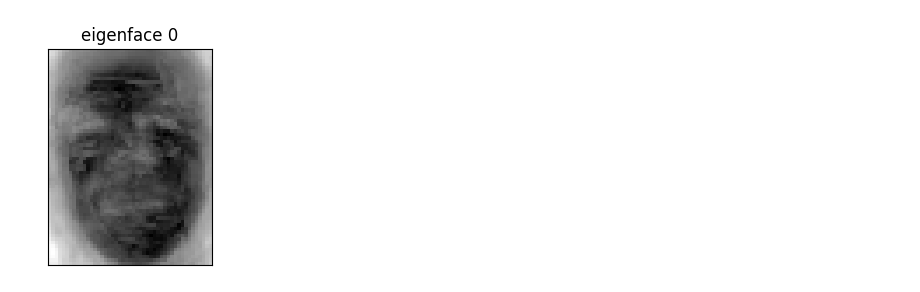
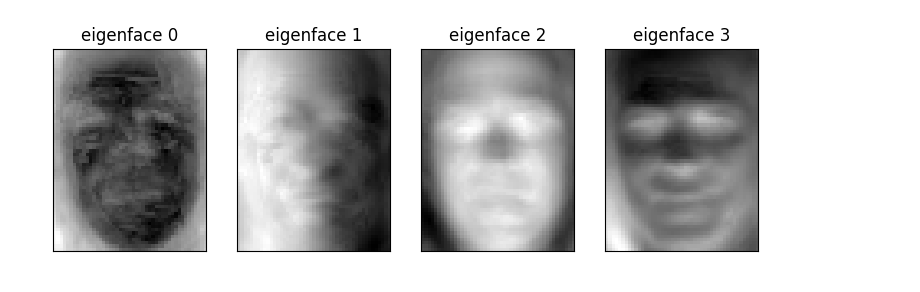
Before and after one commit to abf149/180651final, a Jupyter notebook: faces_comparison.ipynb, the cells around one changed output. Cells and saved outputs as stored; diff of their text form; code cells hidden in the pictures.

```diff
--- a/faces_comparison.ipynb
+++ b/faces_comparison.ipynb
@@ -16,15 +17,10 @@ target_names = lfw_people.target_names
 n_classes = target_names.shape[0]
 scaler = MinMaxScaler()
 X_scaled = scaler.fit_transform(X)
+k=4
-# %%
-k=1
-pca = PCA(n_components=k, svd_solver='full').fit(X_scaled)
-eigenfaces_pca = pca.components_.reshape((k, h, w))
-spca = SparsePCA(n_components=k, alpha=0.1, ridge_alpha=0).fit(X_scaled)
-eigenfaces_spca = spca.components_.reshape((k, h, w))
 # %%
 def spca_exp(X_scaled,k):
-    alpha_vals=[0.001, 0.002, 0.005, 0.01, 0.02, 0.05, 0.10, 0.20, 0.50, 1.0, 2.0, 5.0]
+    alpha_vals=[0.005]
     ridge_alpha=0.0
 
     best_spca_alpha=0.0
@@ -100,19 +178,19 @@ ValueError: ignored
 # %%
-def plot_gallery(images, titles, h, w, n_row=1, n_col=1):
+def plot_gallery(images, titles, h, w, n_row=1, n_col=4):
     """Helper function to plot a gallery of portraits"""
     plt.figure(figsize=(1.8 * n_col, 2.4 * n_row))
     plt.subplots_adjust(bottom=0, left=.01, right=.99, top=.90, hspace=.35)
-    for i in range(1):
+    for i in range(4):
         plt.subplot(n_row, n_col, i + 1)
         plt.imshow(images[i].reshape((h, w)), cmap=plt.cm.gray)
         plt.title(titles[i], size=12)
         plt.xticks(())
         plt.yticks(())
 # %%
-eigenface_titles = [f"eigenface {i}" for i in range(best_eigenfaces_spca.shape[0])]
-plot_gallery(best_eigenfaces_spca, eigenface_titles, h, w)
+eigenface_titles_spca = [f"eigenface {i}" for i in range(best_eigenfaces_spca.shape[0])]
+plot_gallery(best_eigenfaces_spca, eigenface_titles_spca, h, w)
 
 plt.show()
 # %% [output]
-[figure, old version]
+[figure, new version]
 # %%
```
Also changed, not shown: parts of 9 cells of this notebook.
